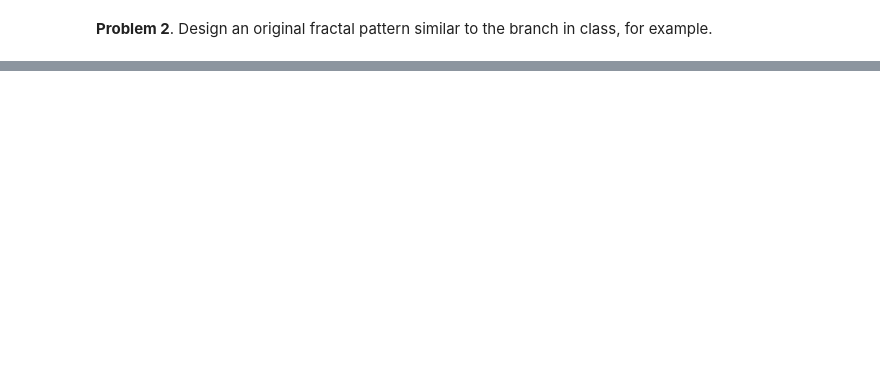
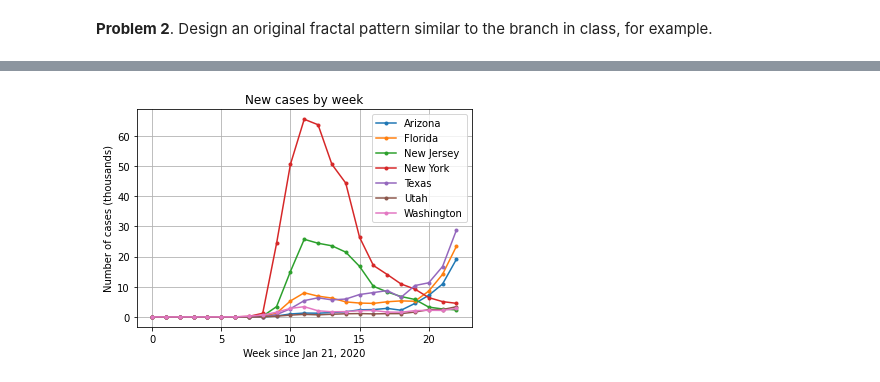
Before and after one commit to msds-5x01/python-programming-for-data-science, a Jupyter notebook: notebooks/007-Recursion.ipynb, the cells around one changed output, grey strips where cells are left out. Saved outputs shown, nothing was run; the diff lists cells and outputs as text; code cells hidden in the pictures; blank space fills up the shorter version.

```diff
--- a/notebooks/007-Recursion.ipynb
+++ b/notebooks/007-Recursion.ipynb
@@ -785,0 +726,17 @@ count_vowels('vowels')
+# %%
+# Binned by week
+state_names = np.array(state_names)
+selected_states = ["Texas", "New York", "Arizona", "Florida", "New Jersey", "Washington", "Utah"]
+state_index = np.array([s in selected_states for s in state_names])
+
+new_cases = np.diff(case_matrix[state_index, ::7], axis=1, prepend=0)
+weeks = np.arange(new_cases.shape[1])
+
+plt.plot(weeks, new_cases.T/1000, '.-')
+plt.grid(True)
+plt.xlabel('Week since Jan 21, 2020')
+plt.ylabel('Number of cases (thousands)')
+plt.legend(state_names[state_index])
+plt.title('New cases by week');
+# %% [output]
+[figure, added]
```
Also changed, not shown: parts of 48 cells of this notebook.
